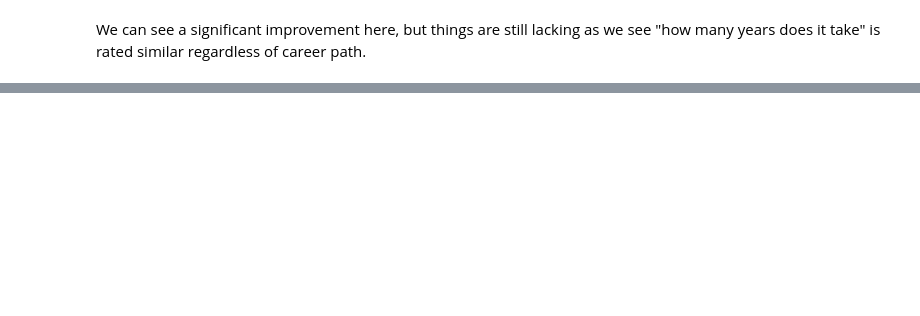
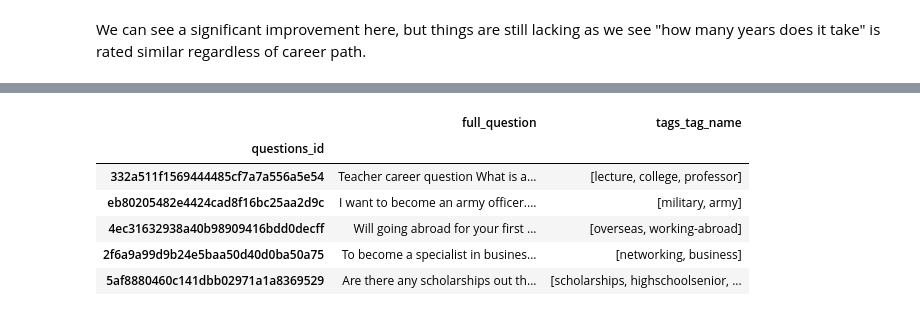
Before and after one commit to graceyqlin/Recommendation_System_Career_Advice, a Jupyter notebook: SimilarityAndSummarization/Question_Similarity_Analysis.ipynb, the cells around one changed output, grey strips where cells are left out. Drawn from its saved outputs; the diff is of its cells as text; code cells hidden in the pictures; blank space fills up the shorter version.

```diff
--- a/SimilarityAndSummarization/Question_Similarity_Analysis.ipynb
+++ b/SimilarityAndSummarization/Question_Similarity_Analysis.ipynb
@@ -436,0 +443,4 @@ We can see a significant improvement here, but things are still lacking as we se
+# %%
+tags_data = './data/tags.csv'
+tags_data_df = pd.read_csv(tags_data)
+tags_data_df.head()
@@ -436,0 +454,4 @@ We can see a significant improvement here, but things are still lacking as we se
+# %%
+tq_data = './data/tag_questions.csv'
+tq_data_df = pd.read_csv(tq_data)
+tq_data_df.head()
@@ -436,0 +465,3 @@ We can see a significant improvement here, but things are still lacking as we se
+# %%
+tqi_data_df = tq_data_df.merge(tags_data_df,left_on='tag_questions_tag_id',right_on='tags_tag_id')[['tag_questions_question_id','tags_tag_name']]
+tqi_data_df.head()
@@ -436,0 +477,15 @@ We can see a significant improvement here, but things are still lacking as we se
+# %%
+consolidate_tags = tqi_data_df.groupby('tag_questions_question_id')['tags_tag_name'].apply(list).reset_index()
+# %%
+keep_column_list = ['questions_id','full_question','tags_tag_name']
+consolidated_question_data = questions_data_df.merge(consolidate_tags,left_on='questions_id',right_on='tag_questions_question_id')[keep_column_list]
+consolidated_question_data.set_index('questions_id',inplace=True)
+consolidated_question_data.head()
+# %% [output]
+|  | full_question | tags_tag_name |
+| questions_id |  |  |
+| 332a511f1569444485cf7a7a556a5e54 | Teacher career question What is a... | [lecture, college, professor] |
+| eb80205482e4424cad8f16bc25aa2d9c | I want to become an army officer.... | [military, army] |
+| 4ec31632938a40b98909416bdd0decff | Will going abroad for your first ... | [overseas, working-abroad] |
+| 2f6a9a99d9b24e5baa50d40d0ba50a75 | To become a specialist in busines... | [networking, business] |
+| 5af8880460c141dbb02971a1a8369529 | Are there any scholarships out th... | [scholarships, highschoolsenior, ... |
```
Also changed, not shown: parts of 23 cells of this notebook.
